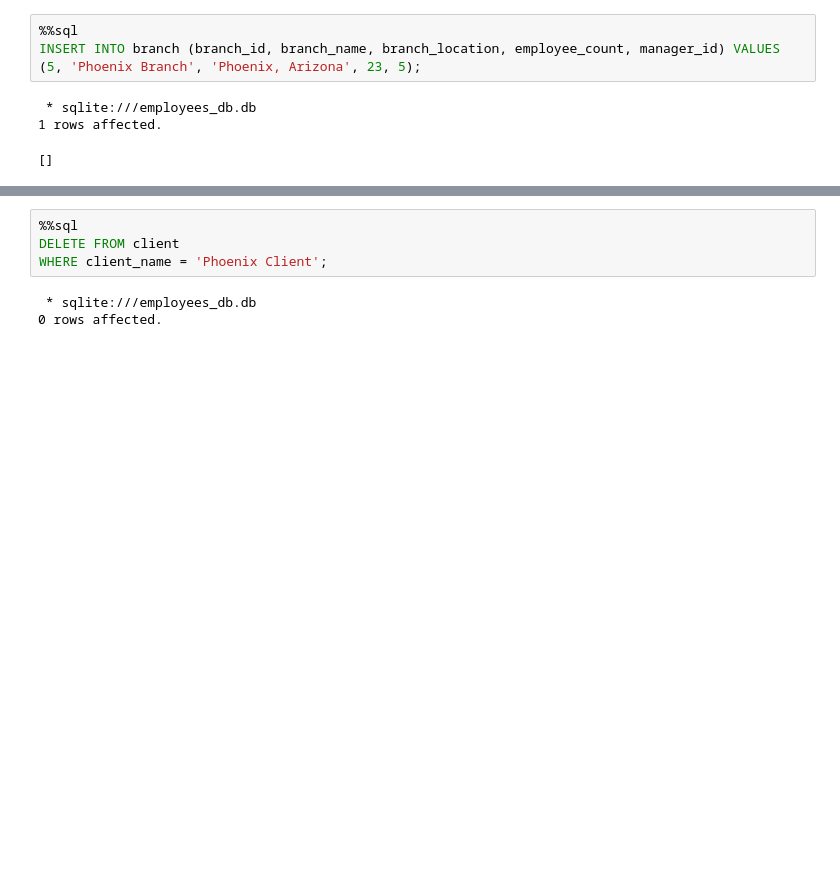
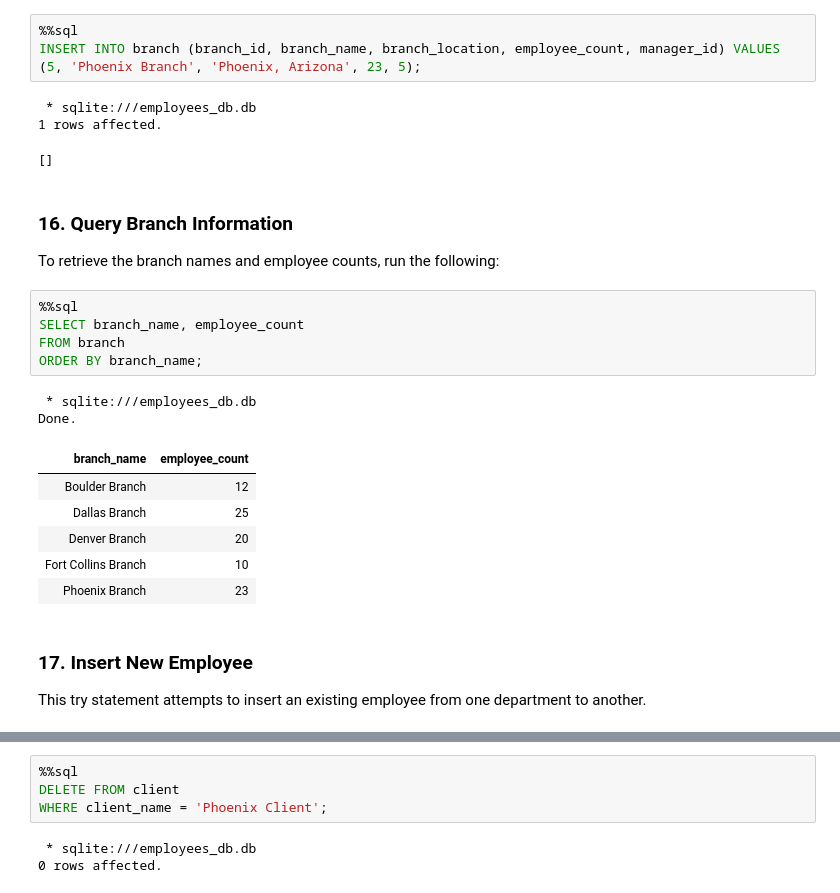
Before and after one commit to r-ramos2/company-management-system-database, a Jupyter notebook: main.ipynb, the cells around one changed output, grey strips where cells are left out. Cells and saved outputs as stored; diff of their text form; blank space fills up the shorter version.

```diff
--- a/main.ipynb
+++ b/main.ipynb
@@ -408,3 +426,24 @@ INSERT INTO branch (branch_id, branch_name, branch_location, employee_count, man
  * sqlite:///employees_db.db
 1 rows affected.
 []
+# %% [markdown]
+### 16. **Query Branch Information**
+To retrieve the branch names and employee counts, run the following:
+# %%
+%%sql
+SELECT branch_name, employee_count
+FROM branch
+ORDER BY branch_name;
+# %% [output]
+ * sqlite:///employees_db.db
+Done.
+| branch_name | employee_count |
+| Boulder Branch | 12 |
+| Dallas Branch | 25 |
+| Denver Branch | 20 |
+| Fort Collins Branch | 10 |
+| Phoenix Branch | 23 |
+# %% [markdown]
+### 17. **Insert New Employee**
+
+This try statement attempts to insert an existing employee from one department to another.
```
Also changed, not shown: parts of 11 cells of this notebook.
